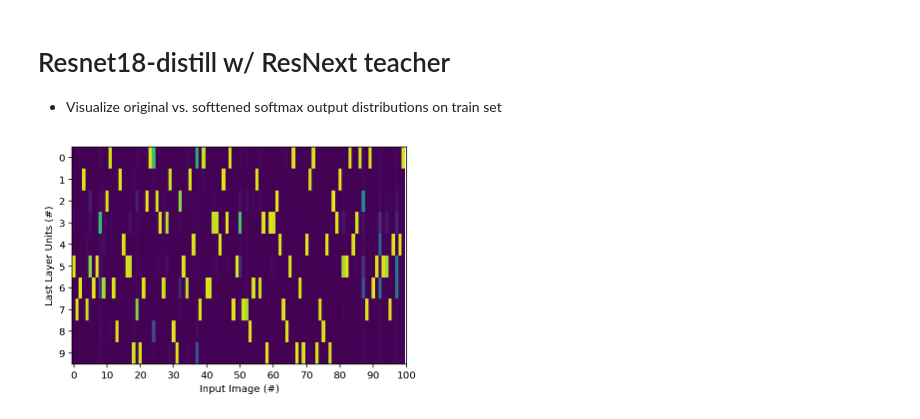
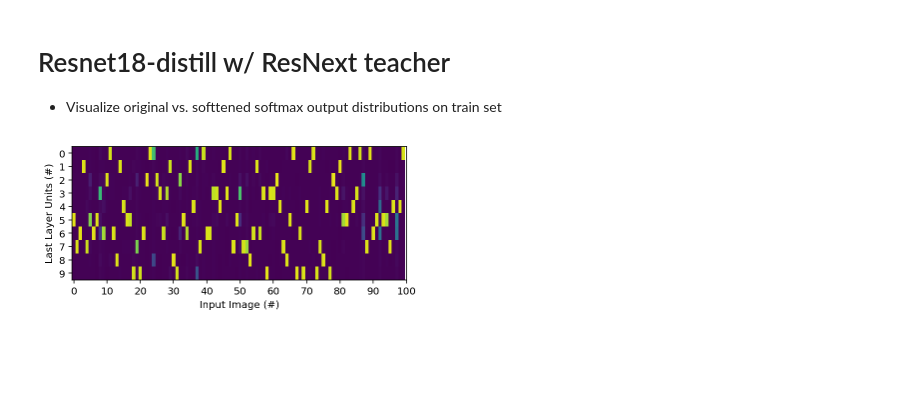
Before and after one commit to haitongli/knowledge-distillation-pytorch, a Jupyter notebook: cs230_plot.ipynb, the cells around one changed output. Drawn from its saved outputs; the diff is of its cells as text; code cells hidden in the pictures; blank space fills up the shorter version.

```diff
--- a/cs230_plot.ipynb
+++ b/cs230_plot.ipynb
@@ -78,16 +61,16 @@ for temp in temp_list:
 # %%
 fig3 = plt.figure(3)
 
 y = np.arange(0, 10, 1)
 x = np.arange(0, 101, 10)
 
 ax = plt.subplot(111)
-im = plt.imshow(softmax_scores_temp["1.0"][:, :100], aspect='auto', vmin=0, vmax=1.0)
+im = plt.imshow(softmax_scores_temp["1.0"][:, :100], aspect=4, vmin=0, vmax=1.0)
 plt.xlabel('Input Image (#)')
 plt.ylabel('Last Layer Units (#)')
 plt.xticks(x)
 plt.yticks(y)
 
 plt.show()
 # %% [output]
-[figure, old version]
+[figure, new version]
```
Also changed, not shown: parts of 5 cells of this notebook, 10 other files.
